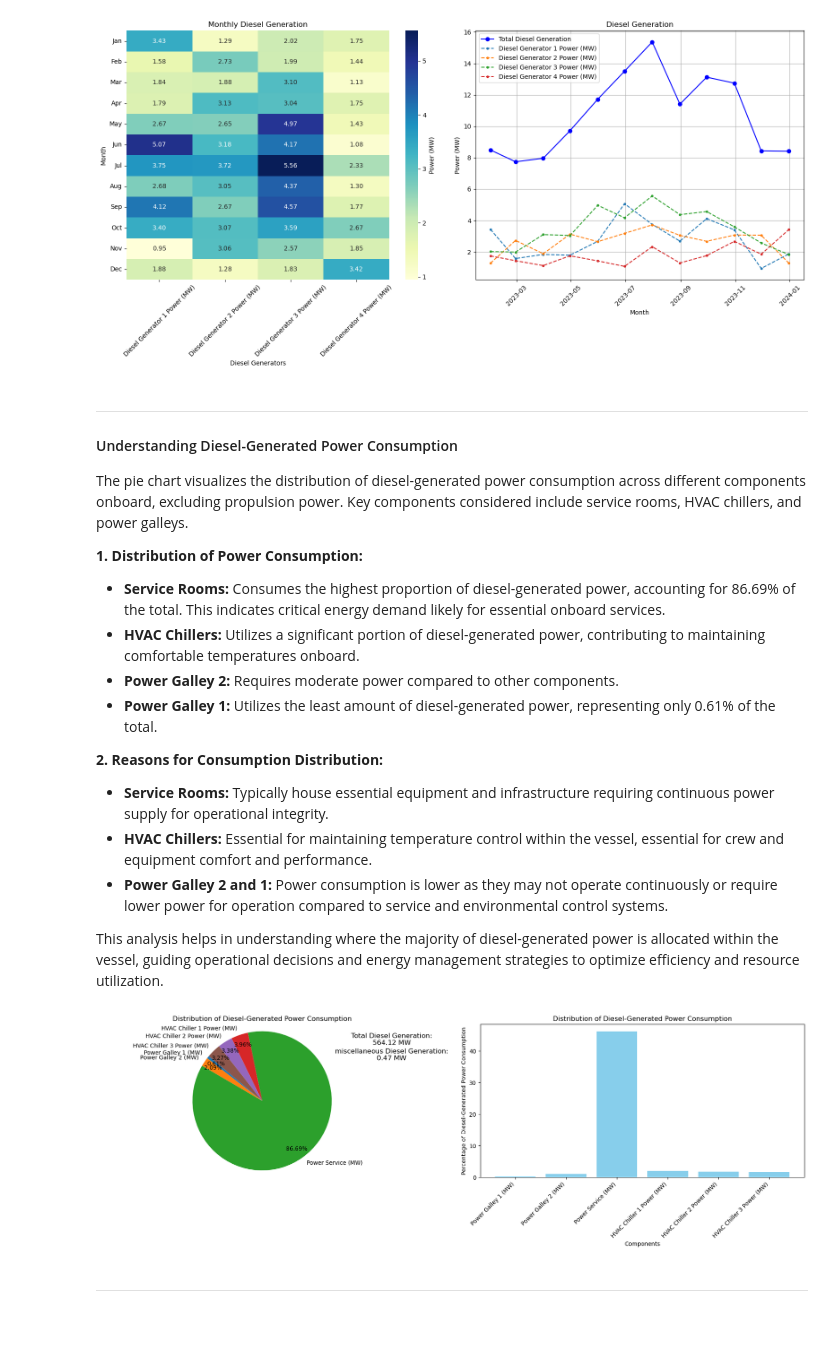
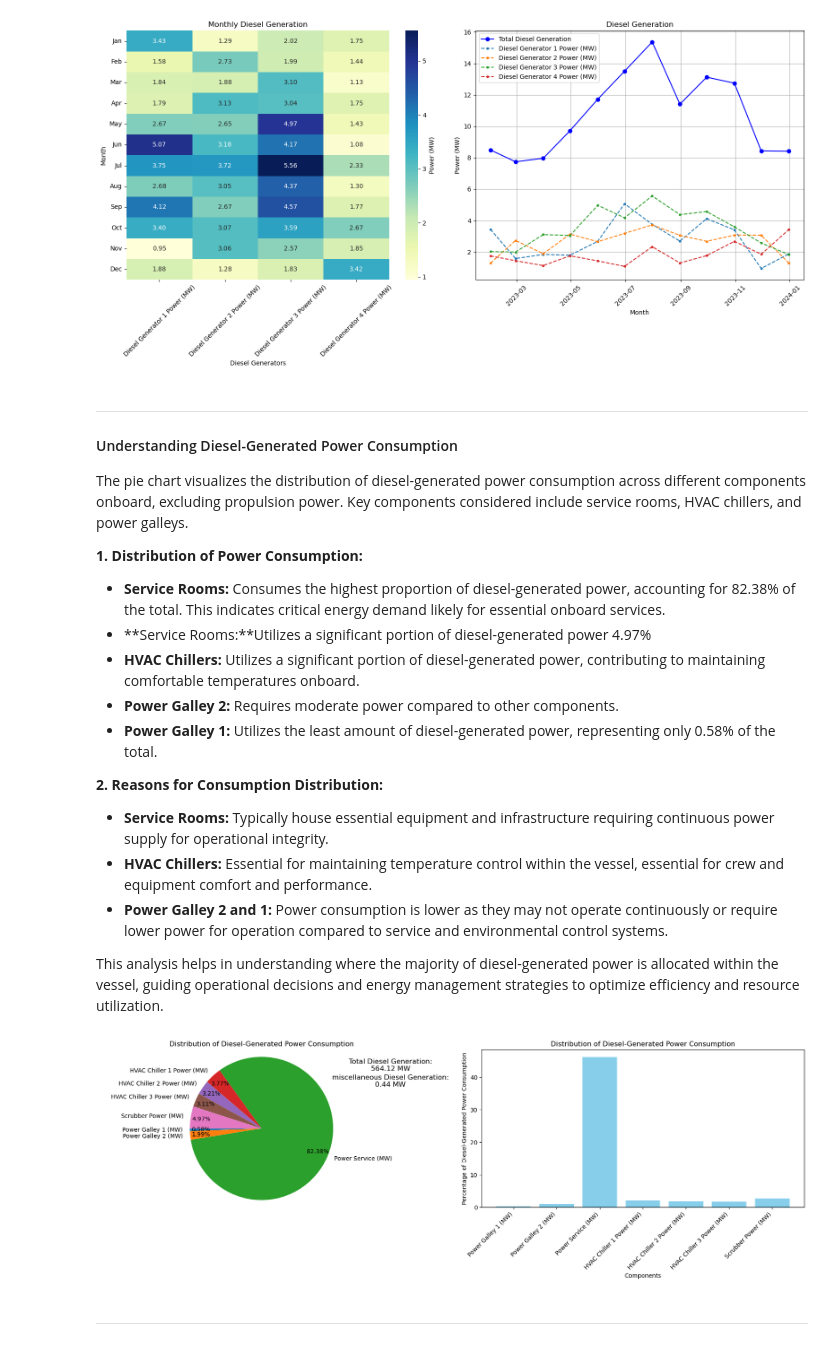
Before and after one commit to jeevasam30/Cruise_ship_analysis, a Jupyter notebook: Scripts/vessel2_analysis.ipynb, the cells around one changed output. Drawn from its saved outputs; the diff is of its cells as text; code cells hidden in the pictures.

Commit message:
Added Scrubber power to Piechart for diesel generated Power : Jeeva Sam

```diff
--- a/Scripts/vessel2_analysis.ipynb
+++ b/Scripts/vessel2_analysis.ipynb
@@ -194,10 +194,11 @@ plt.show()
 The pie chart visualizes the distribution of diesel-generated power consumption across different components onboard, excluding propulsion power. Key components considered include service rooms, HVAC chillers, and power galleys.
 
 **1. Distribution of Power Consumption:**
-   - **Service Rooms:** Consumes the highest proportion of diesel-generated power, accounting for 86.69% of the total. This indicates critical energy demand likely for essential onboard services.
+   - **Service Rooms:** Consumes the highest proportion of diesel-generated power, accounting for 82.38% of the total. This indicates critical energy demand likely for essential onboard services.
+   - **Service Rooms:**Utilizes a significant portion of diesel-generated power 4.97%
    - **HVAC Chillers:** Utilizes a significant portion of diesel-generated power, contributing to maintaining comfortable temperatures onboard.
    - **Power Galley 2:** Requires moderate power compared to other components.
-   - **Power Galley 1:** Utilizes the least amount of diesel-generated power, representing only 0.61% of the total.
+   - **Power Galley 1:** Utilizes the least amount of diesel-generated power, representing only 0.58% of the total.
 
 **2. Reasons for Consumption Distribution:**
    - **Service Rooms:** Typically house essential equipment and infrastructure requiring continuous power supply for operational integrity.
@@ -210,7 +211,7 @@ This analysis helps in understanding where the majority of diesel-generated powe
 power_columns = [
     'Power Galley 1 (MW)', 'Power Galley 2 (MW)',
     'Power Service (MW)',
-    'HVAC Chiller 1 Power (MW)', 'HVAC Chiller 2 Power (MW)', 'HVAC Chiller 3 Power (MW)',
+    'HVAC Chiller 1 Power (MW)', 'HVAC Chiller 2 Power (MW)', 'HVAC Chiller 3 Power (MW)', 'Scrubber Power (MW)',
     'Diesel Generator 1 Power (MW)', 'Diesel Generator 2 Power (MW)',
     'Diesel Generator 3 Power (MW)', 'Diesel Generator 4 Power (MW)'
 ]
@@ -228,42 +229,42 @@ total_diesel_power = df_power_consumption[
 consumption_columns = [
     'Power Galley 1 (MW)', 'Power Galley 2 (MW)',
     'Power Service (MW)',
-    'HVAC Chiller 1 Power (MW)', 'HVAC Chiller 2 Power (MW)', 'HVAC Chiller 3 Power (MW)'
+    'HVAC Chiller 1 Power (MW)', 'HVAC Chiller 2 Power (MW)', 'HVAC Chiller 3 Power (MW)','Scrubber Power (MW)'
 ]
 
 # Calculate percentages of diesel-generated power consumption
 diesel_power_consumption = df_power_consumption[consumption_columns] / total_diesel_power
 
 # Calculate miscellaneous power (unused diesel generation)
 miscellaneous_power = 1 - diesel_power_consumption.sum()
 
 # Set up the figure and axes for subplots
 fig, (ax1, ax2) = plt.subplots(1, 2, figsize=(18, 6))
 # Add total diesel generation annotation
 total_annotation = f'Total Diesel Generation:\n{total_diesel_power:.2f} MW'
 # Add miscellaneous power annotation
 miscellaneous_annotation = f'miscellaneous Diesel Generation:\n{miscellaneous_power:.2f} MW'
 
 # Plotting the pie chart
 wedges, texts, autotexts = ax1.pie(diesel_power_consumption, labels=diesel_power_consumption.index,
-                                   autopct='%1.2f%%', startangle=140, pctdistance=0.85)
+                                   autopct='%1.2f%%', startangle=180, pctdistance=0.85)
 ax1.annotate(total_annotation, xy=(0.9, 0.9), xycoords='axes fraction', ha='center', va='center', fontsize=12)
 ax1.annotate(miscellaneous_annotation, xy=(0.90, 0.80), xycoords='axes fraction', ha='center', va='center', fontsize=12)
 ax1.set_title('Distribution of Diesel-Generated Power Consumption')
 ax1.axis('equal')  # Equal aspect ratio ensures that pie is drawn as a circle.
 
 # Plotting the bar chart
 ax2.bar(diesel_power_consumption.index, diesel_power_consumption.values * 100, color='skyblue')
 ax2.set_xlabel('Components')
 ax2.set_ylabel('Percentage of Diesel-Generated Power Consumption')
 ax2.set_title('Distribution of Diesel-Generated Power Consumption')
 ax2.set_xticklabels(ax2.get_xticklabels(), rotation=45, ha='right', fontsize=10)  # Rotate and adjust font size
 
 # Adjust layout and display
 plt.tight_layout()
 plt.show()
 # %% [output]
-[figure, old version]
+[figure, new version]
 # %% [markdown]
 ---
 # %% [markdown]
```
Also changed, not shown: 1 other file.
